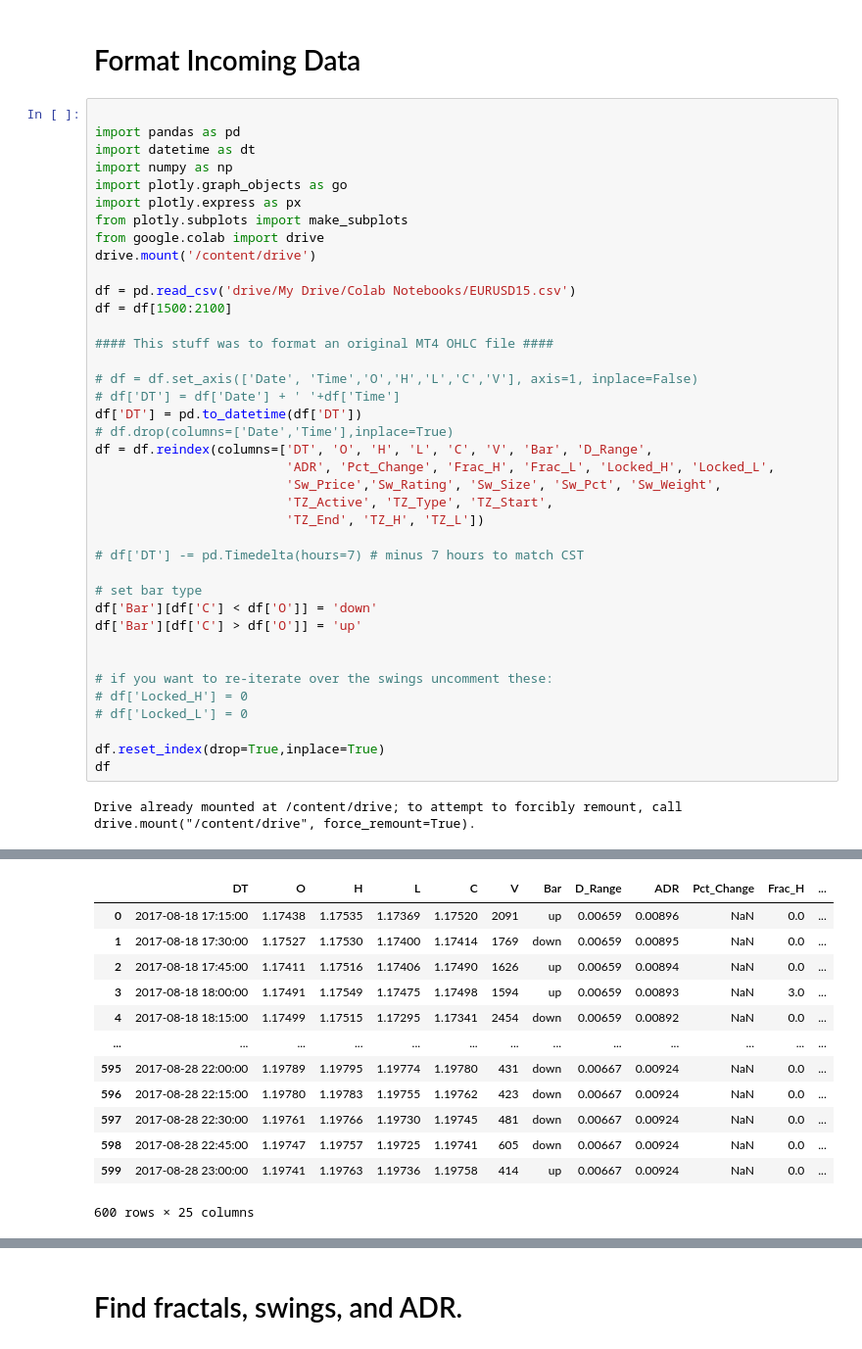
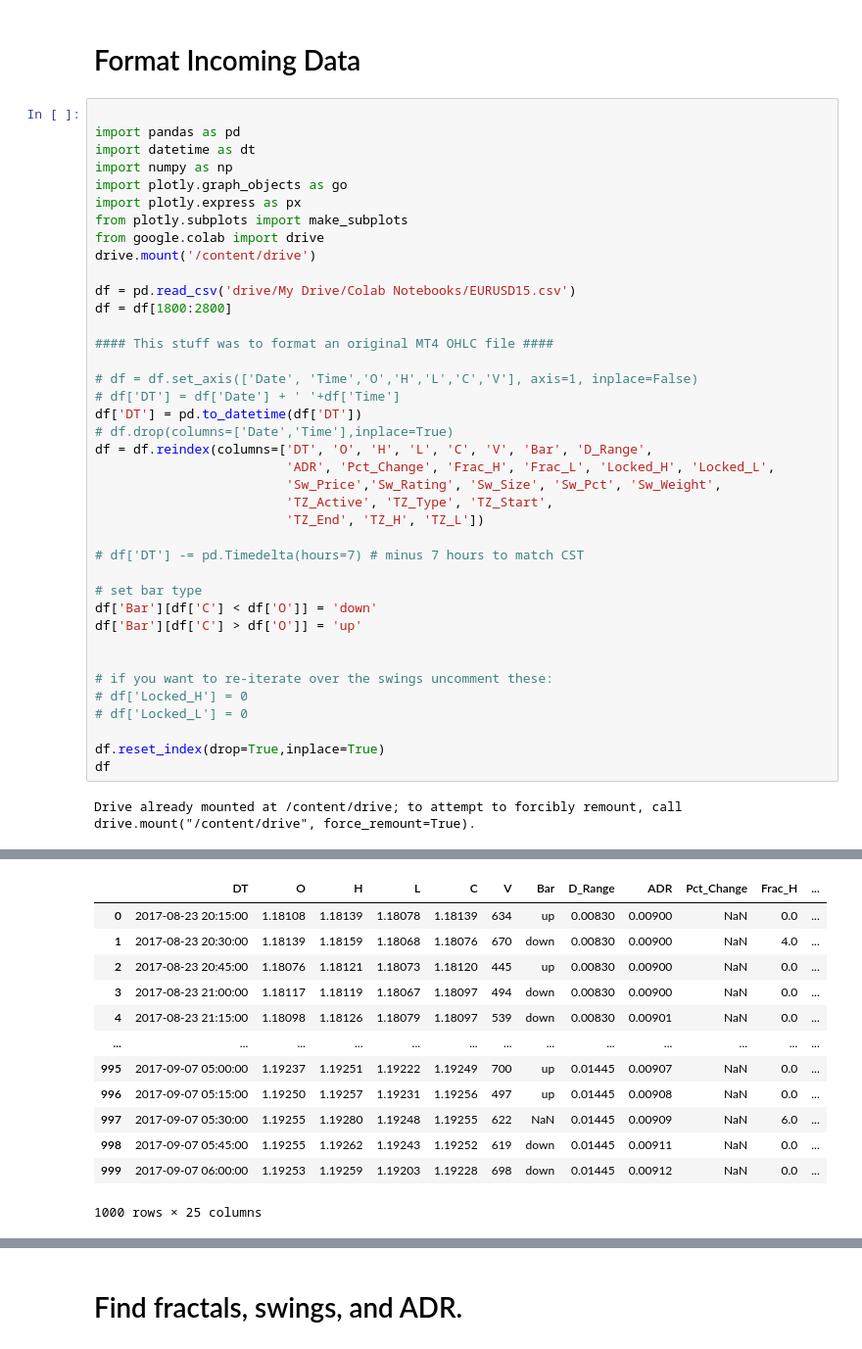
Before and after one commit to rrrudolph/trade, a Jupyter notebook: Strategy_Module.ipynb, the cells around one changed output, grey strips where cells are left out. Shown at 98% size. Saved outputs shown, nothing was run; the diff lists cells and outputs as text.

```diff
--- a/Strategy_Module.ipynb
+++ b/Strategy_Module.ipynb
@@ -15,7 +15,7 @@ from google.colab import drive
 drive.mount('/content/drive')
 
 df = pd.read_csv('drive/My Drive/Colab Notebooks/EURUSD15.csv')
-df = df[1500:2100]
+df = df[1800:2800]
 
 #### This stuff was to format an original MT4 OHLC file ####
 
@@ -27,45 +27,45 @@ df = df.reindex(columns=['DT', 'O', 'H', 'L', 'C', 'V', 'Bar', 'D_Range',
                          'ADR', 'Pct_Change', 'Frac_H', 'Frac_L', 'Locked_H', 'Locked_L',
                          'Sw_Price','Sw_Rating', 'Sw_Size', 'Sw_Pct', 'Sw_Weight',
                          'TZ_Active', 'TZ_Type', 'TZ_Start',
                          'TZ_End', 'TZ_H', 'TZ_L'])
 
 # df['DT'] -= pd.Timedelta(hours=7) # minus 7 hours to match CST
 
 # set bar type
 df['Bar'][df['C'] < df['O']] = 'down'
 df['Bar'][df['C'] > df['O']] = 'up'
 
 
 # if you want to re-iterate over the swings uncomment these:
 # df['Locked_H'] = 0
 # df['Locked_L'] = 0
 
 df.reset_index(drop=True,inplace=True)
 df
 # %% [output]
 Drive already mounted at /content/drive; to attempt to forcibly remount, call drive.mount("/content/drive", force_remount=True).
 A value is trying to be set on a copy of a slice from a DataFrame
 
 See the caveats in the documentation: https://pandas.pydata.org/pandas-docs/stable/user_guide/indexing.html#returning-a-view-versus-a-copy
 
 
 
 A value is trying to be set on a copy of a slice from a DataFrame
 
 See the caveats in the documentation: https://pandas.pydata.org/pandas-docs/stable/user_guide/indexing.html#returning-a-view-versus-a-copy
 |  | DT | O | H | L | C | V | Bar | D_Range | ADR | Pct_Change | Frac_H | ... |
-| 0 | 2017-08-18 17:15:00 | 1.17438 | 1.17535 | 1.17369 | 1.17520 | 2091 | up | 0.00659 | 0.00896 | NaN | 0.0 | ... |
-| 1 | 2017-08-18 17:30:00 | 1.17527 | 1.17530 | 1.17400 | 1.17414 | 1769 | down | 0.00659 | 0.00895 | NaN | 0.0 | ... |
-| 2 | 2017-08-18 17:45:00 | 1.17411 | 1.17516 | 1.17406 | 1.17490 | 1626 | up | 0.00659 | 0.00894 | NaN | 0.0 | ... |
-| 3 | 2017-08-18 18:00:00 | 1.17491 | 1.17549 | 1.17475 | 1.17498 | 1594 | up | 0.00659 | 0.00893 | NaN | 3.0 | ... |
-| 4 | 2017-08-18 18:15:00 | 1.17499 | 1.17515 | 1.17295 | 1.17341 | 2454 | down | 0.00659 | 0.00892 | NaN | 0.0 | ... |
+| 0 | 2017-08-23 20:15:00 | 1.18108 | 1.18139 | 1.18078 | 1.18139 | 634 | up | 0.00830 | 0.00900 | NaN | 0.0 | ... |
+| 1 | 2017-08-23 20:30:00 | 1.18139 | 1.18159 | 1.18068 | 1.18076 | 670 | down | 0.00830 | 0.00900 | NaN | 4.0 | ... |
+| 2 | 2017-08-23 20:45:00 | 1.18076 | 1.18121 | 1.18073 | 1.18120 | 445 | up | 0.00830 | 0.00900 | NaN | 0.0 | ... |
+| 3 | 2017-08-23 21:00:00 | 1.18117 | 1.18119 | 1.18067 | 1.18097 | 494 | down | 0.00830 | 0.00900 | NaN | 0.0 | ... |
+| 4 | 2017-08-23 21:15:00 | 1.18098 | 1.18126 | 1.18079 | 1.18097 | 539 | down | 0.00830 | 0.00901 | NaN | 0.0 | ... |
 | ... | ... | ... | ... | ... | ... | ... | ... | ... | ... | ... | ... | ... |
-| 595 | 2017-08-28 22:00:00 | 1.19789 | 1.19795 | 1.19774 | 1.19780 | 431 | down | 0.00667 | 0.00924 | NaN | 0.0 | ... |
-| 596 | 2017-08-28 22:15:00 | 1.19780 | 1.19783 | 1.19755 | 1.19762 | 423 | down | 0.00667 | 0.00924 | NaN | 0.0 | ... |
-| 597 | 2017-08-28 22:30:00 | 1.19761 | 1.19766 | 1.19730 | 1.19745 | 481 | down | 0.00667 | 0.00924 | NaN | 0.0 | ... |
-| 598 | 2017-08-28 22:45:00 | 1.19747 | 1.19757 | 1.19725 | 1.19741 | 605 | down | 0.00667 | 0.00924 | NaN | 0.0 | ... |
-| 599 | 2017-08-28 23:00:00 | 1.19741 | 1.19763 | 1.19736 | 1.19758 | 414 | up | 0.00667 | 0.00924 | NaN | 0.0 | ... |
+| 995 | 2017-09-07 05:00:00 | 1.19237 | 1.19251 | 1.19222 | 1.19249 | 700 | up | 0.01445 | 0.00907 | NaN | 0.0 | ... |
+| 996 | 2017-09-07 05:15:00 | 1.19250 | 1.19257 | 1.19231 | 1.19256 | 497 | up | 0.01445 | 0.00908 | NaN | 0.0 | ... |
+| 997 | 2017-09-07 05:30:00 | 1.19255 | 1.19280 | 1.19248 | 1.19255 | 622 | NaN | 0.01445 | 0.00909 | NaN | 6.0 | ... |
+| 998 | 2017-09-07 05:45:00 | 1.19255 | 1.19262 | 1.19243 | 1.19252 | 619 | down | 0.01445 | 0.00911 | NaN | 0.0 | ... |
+| 999 | 2017-09-07 06:00:00 | 1.19253 | 1.19259 | 1.19203 | 1.19228 | 698 | down | 0.01445 | 0.00912 | NaN | 0.0 | ... |
-600 rows × 25 columns
+1000 rows × 25 columns
 # %%
 df.info()
 # %% [output]
```
Also changed, not shown: parts of 17 cells of this notebook.
